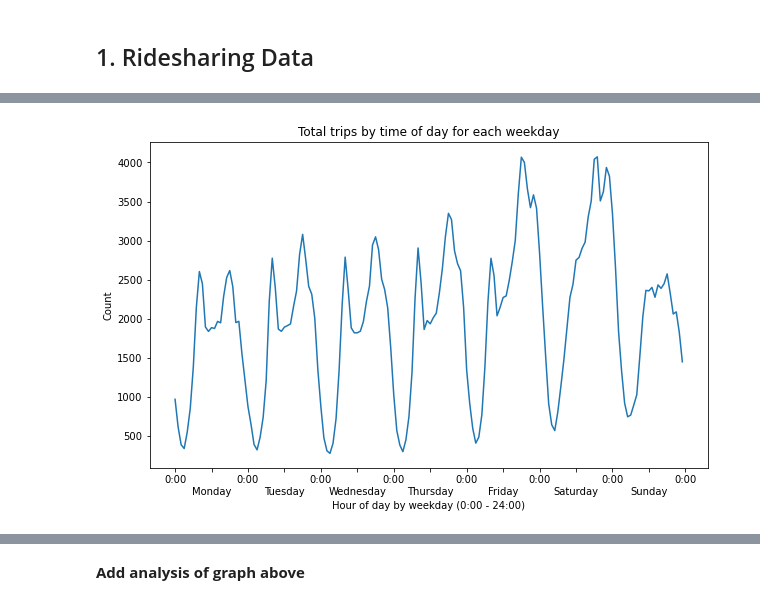
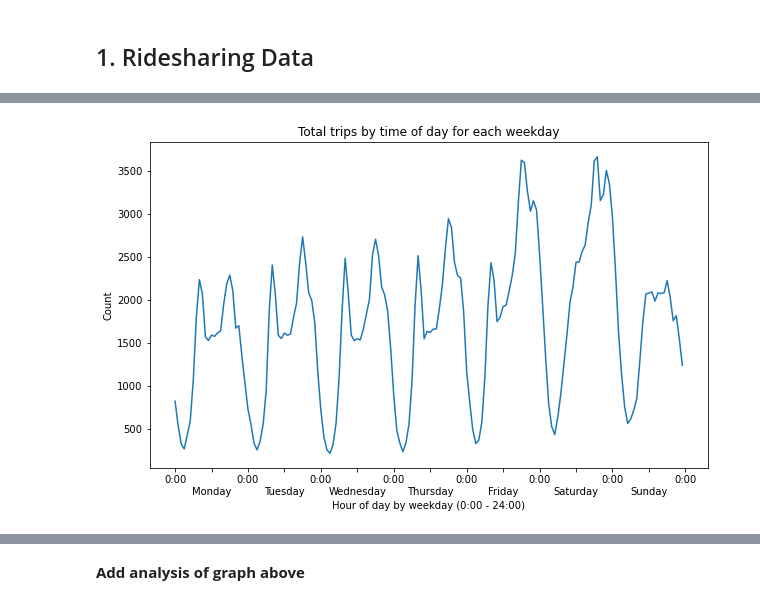
Before and after one commit to morden35/ridesharing_ml, a Jupyter notebook: data_exploration_v2.ipynb, the cells around one changed output, grey strips where cells are left out. Drawn from its saved outputs; the diff is of its cells as text; code cells hidden in the pictures.

Commit message:
created separate notebooks for cleaning the ridesharing data and doing the data exploration. now have clean dataset to import into each notebook

```diff
--- a/data_exploration_v2.ipynb
+++ b/data_exploration_v2.ipynb
@@ -31,11 +8,8 @@ import numpy as np
 # %% [markdown]
 ## 1. Ridesharing Data
 # %%
-# Exploring a 100,000 row subset of the larger dataset
-mini_df = pd.read_csv("data/100ksample.csv", index_col=0)
+# Random 0.003% sample of entire 2019 dataset
+df_003 = pd.read_csv("data/rideshare_003_clean.csv", compression="gzip", index_col=0)
-# %%
-# Random 0.003% sample of entire 2019 dataset
-df_003 = pd.read_csv("data/sample_003.csv", compression="gzip", index_col=0)
 # %%
 df_003.head()
 # %% [output]
@@ -69,22 +35 @@ Index(['Unnamed: 0', 'Trip ID', 'Trip Start Timestamp', 'Trip End Timestamp',
       dtype='object')
-# %%
-# Converting data types
-df_003 = df_003.astype({'Trip ID' : str,
-                          'Trip Start Timestamp' : 'datetime64[ns]',
-                          'Trip End Timestamp' : 'datetime64[ns]',
-                          'Trip Seconds': float,
-                          'Trip Miles': float,
-                          'Pickup Community Area': str,
-                          'Dropoff Census Tract': str,
-                          'Pickup Census Tract' : str,
-                          'Dropoff Community Area' : str,
-                          'Fare' : float,
-                          'Tip' : float,
-                          'Additional Charges': float,
-                          'Trip Total': float,
-                          'Shared Trip Authorized': bool,
-                          'Trips Pooled': int})
-df_003.info()
-print('''\n The first observation in the data is from {} and the
-         last observation is from {}.'''.format(df_003["Trip Start Timestamp"].min(),
-                                                df_003["Trip End Timestamp"].max()))
@@ -174,6 +49,0 @@ mini_df.describe()
-# %%
-# Create new variables
-df_003['date'] = df_003['Trip Start Timestamp'].dt.normalize()
-df_003['trip_start_month'] = df_003['date'].dt.month
-df_003['trip_start_weekday'] = df_003["Trip Start Timestamp"].dt.dayofweek
-df_003['trip_start_hour'] = df_003["Trip Start Timestamp"].dt.hour
@@ -186,15 +50,15 @@ mini_df['trip_start_hour'] = mini_df.trip_start_timestamp.dt.hour
 # %%
-grouped = df_003.groupby(['trip_start_weekday', 'trip_start_hour'])["Trip ID"].count()
+grouped1 = df_003.groupby(['trip_start_weekday', 'trip_start_hour'])["trip_id"].count()
 
 fig, ax = plt.subplots()
-fig = grouped.plot(figsize=(10, 6))
+fig = grouped1.plot(figsize=(10, 6))
 plt.xlabel("Hour of day by weekday (0:00 - 24:00)")
 plt.ylabel("Count")
 plt.title("Total trips by time of day for each weekday")
 ax.set_xticks(np.arange(0, 169, 12))
 labels = ["0:00",'\n'+'Monday',"0:00", '\n'+'Tuesday',"0:00", '\n'+'Wednesday',"0:00", '\n'+'Thursday',
           "0:00",'\n'+'Friday', "0:00",'\n'+'Saturday',"0:00", '\n'+'Sunday', "0:00"]
 ax.set_xticklabels(labels)
 plt.show()
 # %% [output]
-[figure, old version]
+[figure, new version]
```
Also changed, not shown: parts of 153 cells of this notebook, 1 other file.
